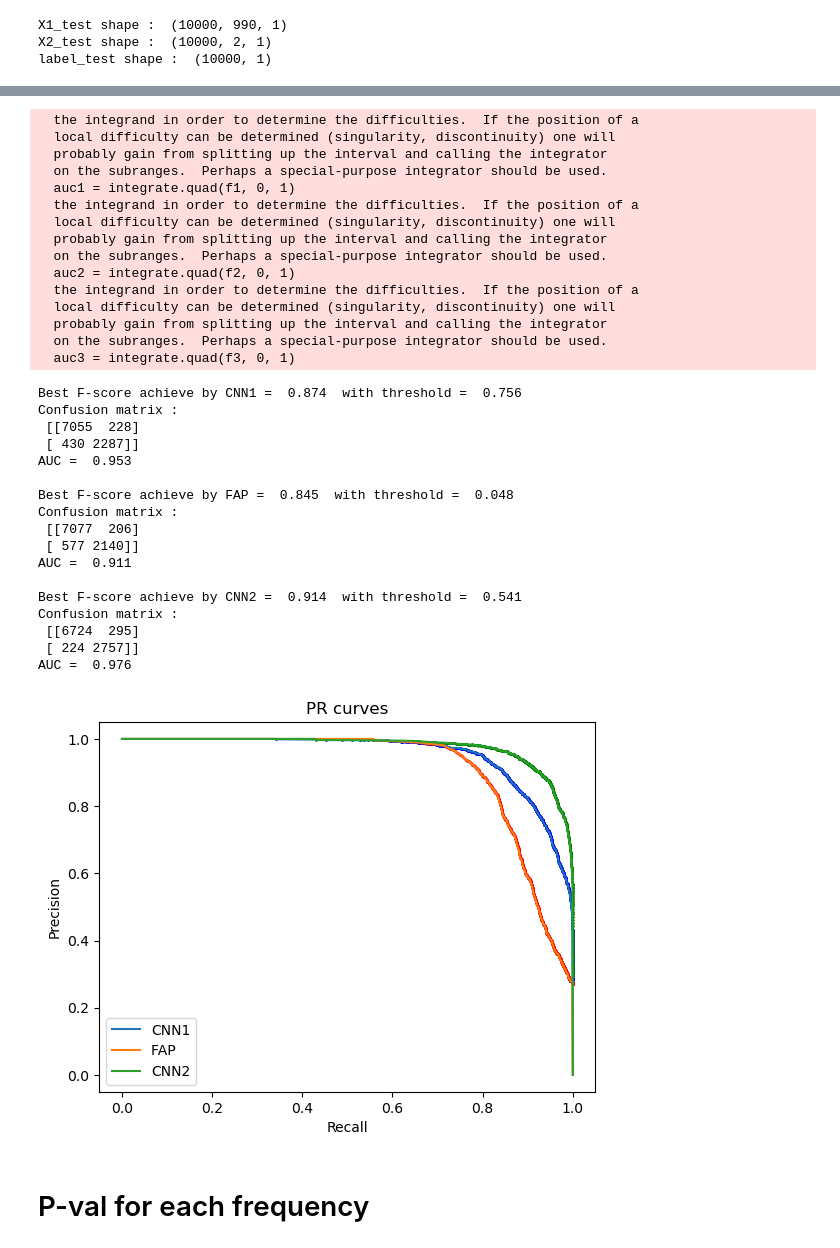
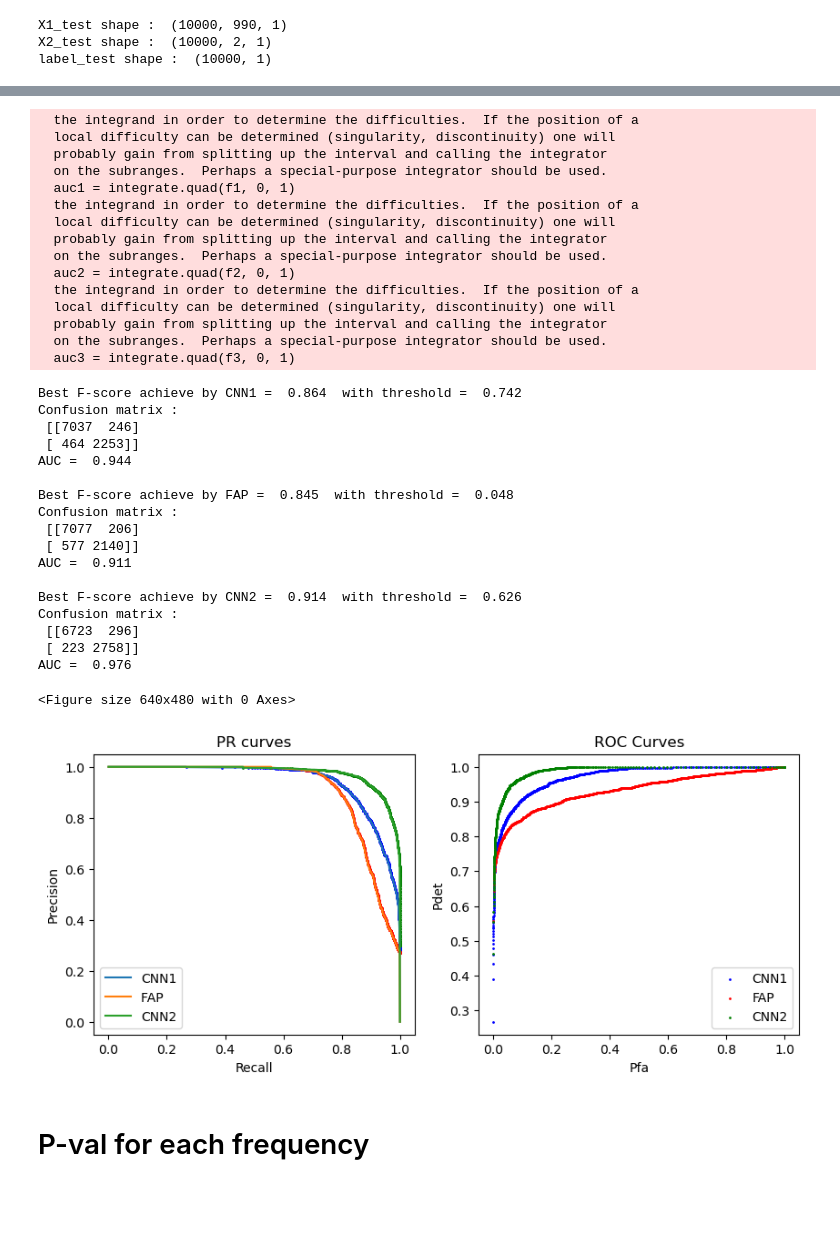
Before and after one commit to hugokerino/Stage_R-V, a Jupyter notebook: Notebook_CNN.ipynb, the cells around one changed output, grey strips where cells are left out. Drawn from its saved outputs; the diff is of its cells as text; code cells hidden in the pictures; blank space fills up the shorter version.

```diff
--- a/Notebook_CNN.ipynb
+++ b/Notebook_CNN.ipynb
@@ -157,8 +153,8 @@ outputs2 =  layers.Flatten()(x2)
 #output of the two network concatenate for input as a dense final network
 x = layers.concatenate([outputs1, outputs2])
 
-x = layers.Dense(32, activation = 'relu')(x)
-x = layers.Dense(32, activation = 'relu')(x)
+x = layers.Dense(16, activation = 'relu')(x)
+x = layers.Dense(16, activation = 'relu')(x)
 x = layers.Dropout(0.2)(x)
 outputs = layers.Dense(1,activation = 'sigmoid')(x)
 # %%
@@ -467,19 +473,23 @@ y_pred_FAP = predict_FAP(X2_test, pdf_mean)
 N = 1000
 threshold = np.linspace(0.0001,0.9999,N)
 P1, R1 = np.zeros(N), np.zeros(N)
+Pdet1, Pfa1 = np.zeros(N), np.zeros(N)
 False_neg, False_pos = np.zeros(N), np.zeros(N)
 P2, R2 = np.zeros(N), np.zeros(N)
+Pdet2, Pfa2 = np.zeros(N), np.zeros(N)
 best_score_fap = 0
 best_score_cnn = 0
 
 for i in range(N):
     y_seuil = np.where(y_pred_cnn1 > threshold[i],1,0)
     P1[i] ,R1[i],f,m = evaluate(y_seuil,label_test)
+    Pdet1[i], Pfa1[i] = m[1,1]/(m[1,1]+m[1,0]), m[0,1]/(m[0,0]+m[0,1])
     False_pos[i],False_neg[i] = m[0][1], m[1][0]
     if (f > best_score_cnn) : best_score_cnn, best_threshold_cnn, best_m_cnn = f, threshold[i], m
 
     y_seuil = np.where(y_pred_FAP < threshold[i],1,0)
     P2[i] ,R2[i],f,m = evaluate(y_seuil,label_test)
+    Pdet2[i], Pfa2[i] = m[1,1]/(m[1,1]+m[1,0]), m[0,1]/(m[0,0]+m[0,1])
     if (f > best_score_fap) : best_score_fap, best_threshold_fap, best_m_fap = f, threshold[i], m
 
 x_interp = np.linspace(0,1,N)
@@ -489,7 +499,8 @@ f2 = interpolate.interp1d(R2, P2,bounds_error = False, fill_value = (1,0))
 auc1 = integrate.quad(f1, 0, 1)
 auc2 = integrate.quad(f2, 0, 1)
 
-plt.figure()
+plt.figure(figsize=(10,4))
+plt.subplot(121)
 plt.title("PR curves")
 plt.scatter(R1,P1, label ='CNN',s = 1, c ='b'), plt.legend()
 plt.plot(x_interp,f1(x_interp),label='CNN interp'),plt.legend()
@@ -498,6 +509,13 @@ plt.plot(x_interp,f2(x_interp),label='FAP interp'),plt.legend()
 plt.xlabel("Recall")
 plt.ylabel("Precision")
 
+plt.subplot(122)
+plt.title("ROC Curves")
+plt.scatter(Pfa1, Pdet1, label='CNN', s=1, c='b'),plt.legend()
+plt.scatter(Pfa2, Pdet2, label='FAP', s=1, c='r'),plt.legend()
+plt.xlabel("Pfa")
+plt.ylabel("Pdet")
+
 print("\nBest F-score achieve by CNN = ", round(best_score_cnn,3), " with threshold = ",round(best_threshold_cnn,3) )
 print("Confusion matrix : \n", best_m_cnn)
 print("AUC = ", round(auc1[0],3))
@@ -577,7 +595,7 @@ plt.figure()
 plt.figure(figsize = (10,4))
 plt.subplot(121)
 plt.plot(threshold, False_pos, label='CNN'), plt.legend()
-x_pos = 0.77
+x_pos = 0.76
 plt.axhline(y=false_pos_fap, color='r', linestyle='--',label='Nb false pos with FAP'),plt.legend()
 plt.axvline(x=x_pos, color='orange', linestyle='--')
 plt.yscale('log')
@@ -587,7 +605,7 @@ plt.ylabel("False positives")
 plt.subplot(122)
 plt.plot(threshold, False_neg, label='CNN'),plt.legend()
 plt.axhline(y=false_neg_fap, color='r', linestyle='--', label='Nb false neg with FAP'),plt.legend()
-x_neg = 0.85
+x_neg = 0.82
 plt.axvline(x=x_neg, color='orange', linestyle='--')
 plt.yscale('log')
 plt.xlabel("Threshold")
@@ -601,7 +619,7 @@ Range of possible threshold to use in CNN for better performance : [ 0.77 , 0.85
 # %%
 #Comparaison beetwen CNN with founded threshold and FAP with p_value 0.05
 opt_threshold = x_neg
-y_seuil_cnn = np.where(y_pred_d2 > opt_threshold,1,0)
+y_seuil_cnn = np.where(y_pred_cnn1 > opt_threshold,1,0)
 p1 ,r1,f1,m1 = evaluate(y_seuil_cnn,label_test)
 
 y_seuil_fap = np.where(y_pred_FAP < 0.05 ,1,0)
@@ -867,8 +885,11 @@ N = 1000
 threshold = np.linspace(0.0001,0.9999,N)
 
 P1, R1 = np.zeros(N), np.zeros(N)
+Pdet1, Pfa1 = np.zeros(N), np.zeros(N)
 P2, R2 = np.zeros(N), np.zeros(N)
+Pdet2, Pfa2 = np.zeros(N), np.zeros(N)
 P3, R3 = np.zeros(N), np.zeros(N)
+Pdet3, Pfa3 = np.zeros(N), np.zeros(N)
 
 best_score_fap = 0
 best_score_cnn1 = 0
@@ -877,14 +898,17 @@ best_score_cnn2 = 0
 for i in range(N):
     y_seuil = np.where(y_pred_cnn1 > threshold[i],1,0)
     P1[i] ,R1[i],f,m = evaluate(y_seuil,label_test)
+    Pdet1[i], Pfa1[i] = m[1,1]/(m[1,1]+m[1,0]), m[0,1]/(m[0,0]+m[0,1])
     if (f > best_score_cnn1) : best_score_cnn1, best_threshold_cnn1, best_m_cnn1 = f, threshold[i], m
 
     y_seuil = np.where(y_pred_FAP < threshold[i],1,0)
     P2[i] ,R2[i],f,m = evaluate(y_seuil,label_test)
+    Pdet2[i], Pfa2[i] = m[1,1]/(m[1,1]+m[1,0]), m[0,1]/(m[0,0]+m[0,1])
     if (f > best_score_fap) : best_score_fap, best_threshold_fap, best_m_fap = f, threshold[i], m
 
     y_seuil = np.where(y_pred_cnn2 > threshold[i],1,0)
     P3[i] ,R3[i],f,m = evaluate(y_seuil,label_test2)
+    Pdet3[i], Pfa3[i] = m[1,1]/(m[1,1]+m[1,0]), m[0,1]/(m[0,0]+m[0,1])
     if (f > best_score_cnn2) : best_score_cnn2, best_threshold_cnn2, best_m_cnn2 = f, threshold[i], m
 
 x_interp = np.linspace(0,1,N)
@@ -896,7 +920,10 @@ auc1 = integrate.quad(f1, 0, 1)
 auc2 = integrate.quad(f2, 0, 1)
 auc3 = integrate.quad(f3, 0, 1)
 
+
 plt.figure()
+plt.figure(figsize=(10,4))
+plt.subplot(121)
 plt.title("PR curves")
 plt.scatter(R1,P1, s = 1, c ='b')
 plt.plot(x_interp,f1(x_interp),label='CNN1'),plt.legend()
@@ -907,6 +934,16 @@ plt.plot(x_interp,f3(x_interp),label='CNN2'),plt.legend()
 plt.xlabel("Recall")
 plt.ylabel("Precision")
 
+
+plt.subplot(122)
+plt.title("ROC Curves")
+plt.scatter(Pfa1, Pdet1, label='CNN1', s=1, c='b'),plt.legend()
+plt.scatter(Pfa2, Pdet2, label='FAP', s=1, c='r'),plt.legend()
+plt.scatter(Pfa3, Pdet3, label='CNN2', s=1, c='g'),plt.legend()
+plt.xlabel("Pfa")
+plt.ylabel("Pdet")
+
+
 print("\nBest F-score achieve by CNN1 = ", round(best_score_cnn1,3), " with threshold = ",round(best_threshold_cnn1,3) )
 print("Confusion matrix : \n", best_m_cnn1)
 print("AUC = ", round(auc1[0],3))
@@ -915,41 +952,42 @@ print("Confusion matrix : \n", best_m_fap)
 print("AUC = ", round(auc2[0],3))
 print("\nBest F-score achieve by CNN2 = ", round(best_score_cnn2,3), " with threshold = ",round(best_threshold_cnn2,3) )
 print("Confusion matrix : \n", best_m_cnn2)
 print("AUC = ", round(auc3[0],3))
 # %% [output]
   the integrand in order to determine the difficulties.  If the position of a
   local difficulty can be determined (singularity, discontinuity) one will
   probably gain from splitting up the interval and calling the integrator
   on the subranges.  Perhaps a special-purpose integrator should be used.
   auc1 = integrate.quad(f1, 0, 1)
   the integrand in order to determine the difficulties.  If the position of a
   local difficulty can be determined (singularity, discontinuity) one will
   probably gain from splitting up the interval and calling the integrator
   on the subranges.  Perhaps a special-purpose integrator should be used.
   auc2 = integrate.quad(f2, 0, 1)
   the integrand in order to determine the difficulties.  If the position of a
   local difficulty can be determined (singularity, discontinuity) one will
   probably gain from splitting up the interval and calling the integrator
   on the subranges.  Perhaps a special-purpose integrator should be used.
   auc3 = integrate.quad(f3, 0, 1)
-Best F-score achieve by CNN1 =  0.874  with threshold =  0.756
+Best F-score achieve by CNN1 =  0.864  with threshold =  0.742
 Confusion matrix :
- [[7055  228]
- [ 430 2287]]
-AUC =  0.953
+ [[7037  246]
+ [ 464 2253]]
+AUC =  0.944
 
 Best F-score achieve by FAP =  0.845  with threshold =  0.048
 Confusion matrix :
  [[7077  206]
  [ 577 2140]]
 AUC =  0.911
 
-Best F-score achieve by CNN2 =  0.914  with threshold =  0.541
+Best F-score achieve by CNN2 =  0.914  with threshold =  0.626
 Confusion matrix :
- [[6724  295]
- [ 224 2757]]
+ [[6723  296]
+ [ 223 2758]]
 AUC =  0.976
+<Figure size 640x480 with 0 Axes>
-[figure, old version]
+[figure, new version]
 # %% [markdown]
 # P-val for each frequency
 # %%
```
Also changed, not shown: parts of 37 cells of this notebook, 2 other files.
